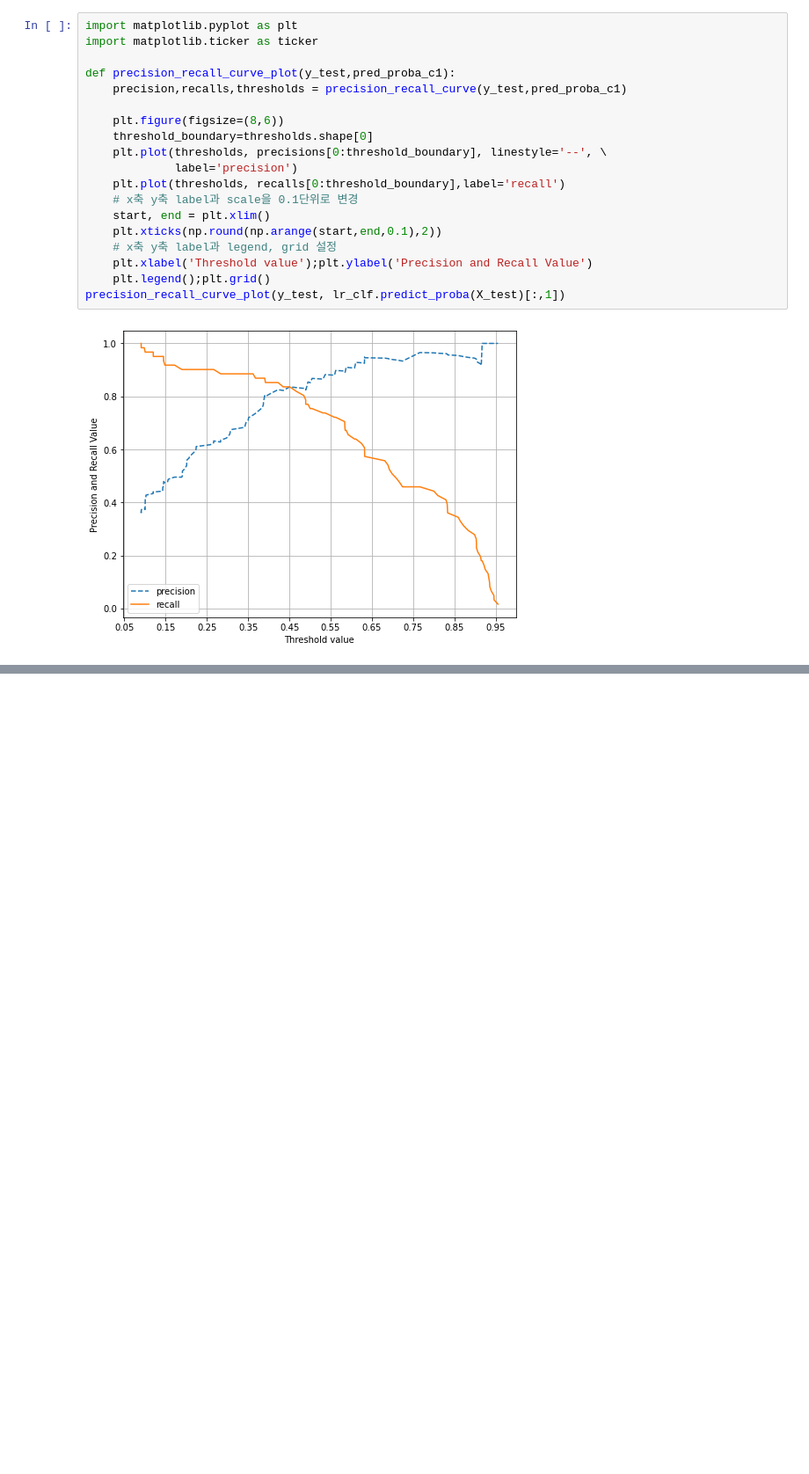
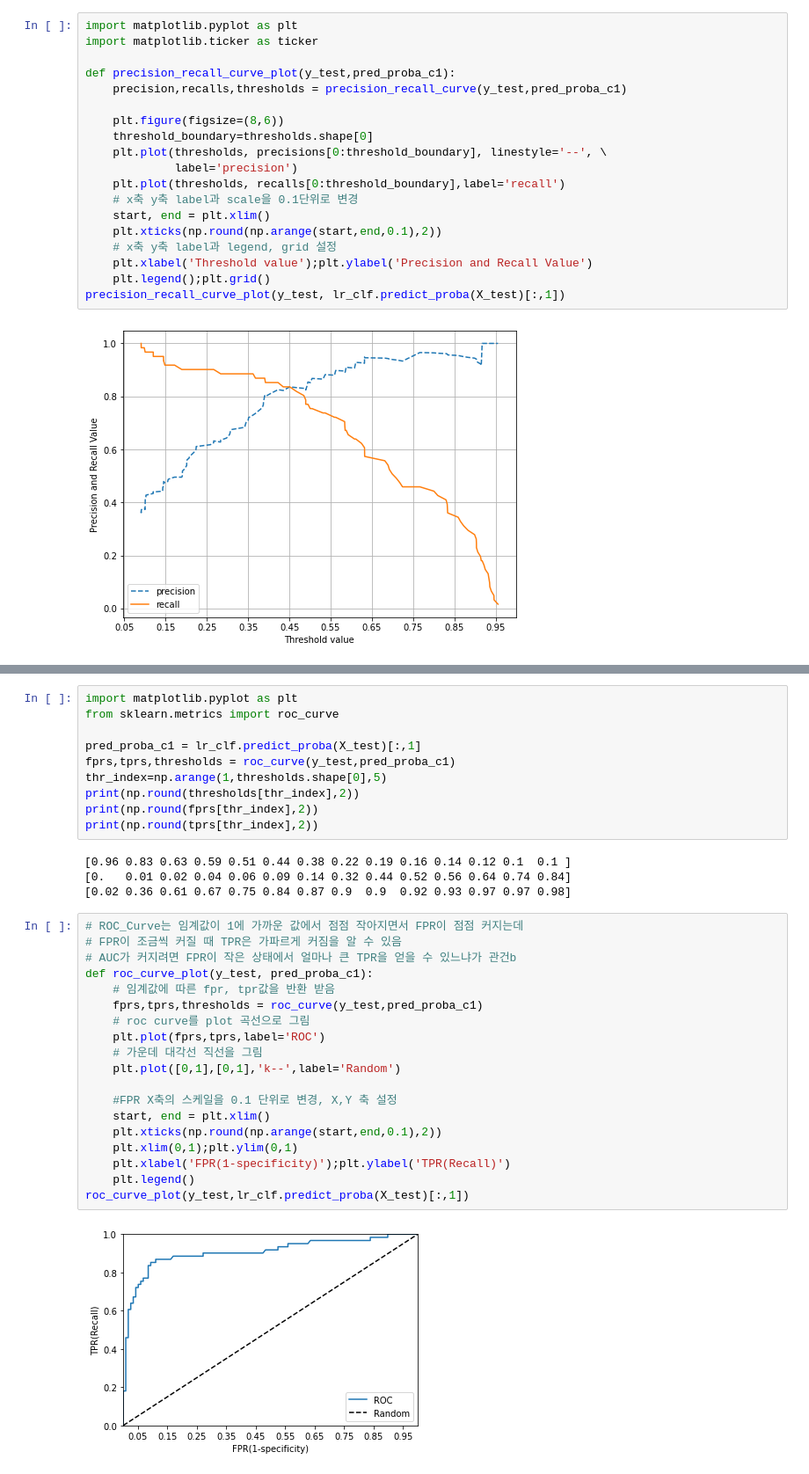
Before and after one commit to bnv20/Caba_ml, a Jupyter notebook: ML30_정밀도재현율TO_ROCAUC_guide.ipynb, the cells around one changed output, grey strips where cells are left out. Shown at 88% size. Drawn from its saved outputs; the diff is of its cells as text; blank space fills up the shorter version.

```diff
--- a/ML30_정밀도재현율TO_ROCAUC_guide.ipynb
+++ b/ML30_정밀도재현율TO_ROCAUC_guide.ipynb
@@ -265,0 +291,35 @@ precision_recall_curve_plot(y_test, lr_clf.predict_proba(X_test)[:,1])
+# %%
+import matplotlib.pyplot as plt
+from sklearn.metrics import roc_curve
+
+pred_proba_c1 = lr_clf.predict_proba(X_test)[:,1]
+fprs,tprs,thresholds = roc_curve(y_test,pred_proba_c1)
+thr_index=np.arange(1,thresholds.shape[0],5)
+print(np.round(thresholds[thr_index],2))
+print(np.round(fprs[thr_index],2))
+print(np.round(tprs[thr_index],2))
+# %% [output]
+[0.96 0.83 0.63 0.59 0.51 0.44 0.38 0.22 0.19 0.16 0.14 0.12 0.1  0.1 ]
+[0.   0.01 0.02 0.04 0.06 0.09 0.14 0.32 0.44 0.52 0.56 0.64 0.74 0.84]
+[0.02 0.36 0.61 0.67 0.75 0.84 0.87 0.9  0.9  0.92 0.93 0.97 0.97 0.98]
+# %%
+# ROC_Curve는 임계값이 1에 가까운 값에서 점점 작아지면서 FPR이 점점 커지는데
+# FPR이 조금씩 커질 때 TPR은 가파르게 커짐을 알 수 있음
+# AUC가 커지려면 FPR이 작은 상태에서 얼마나 큰 TPR을 얻을 수 있느냐가 관건b
+def roc_curve_plot(y_test, pred_proba_c1):
+    # 임계값에 따른 fpr, tpr값을 반환 받음
+    fprs,tprs,thresholds = roc_curve(y_test,pred_proba_c1)
+    # roc curve를 plot 곡선으로 그림
+    plt.plot(fprs,tprs,label='ROC')
+    # 가운데 대각선 직선을 그림
+    plt.plot([0,1],[0,1],'k--',label='Random')
+
+    #FPR X축의 스케일을 0.1 단위로 변경, X,Y 축 설정
+    start, end = plt.xlim()
+    plt.xticks(np.round(np.arange(start,end,0.1),2))
+    plt.xlim(0,1);plt.ylim(0,1)
+    plt.xlabel('FPR(1-specificity)');plt.ylabel('TPR(Recall)')
+    plt.legend()
+roc_curve_plot(y_test,lr_clf.predict_proba(X_test)[:,1])
+# %% [output]
+[figure, added]
```
Also changed, not shown: parts of 4 cells of this notebook.
